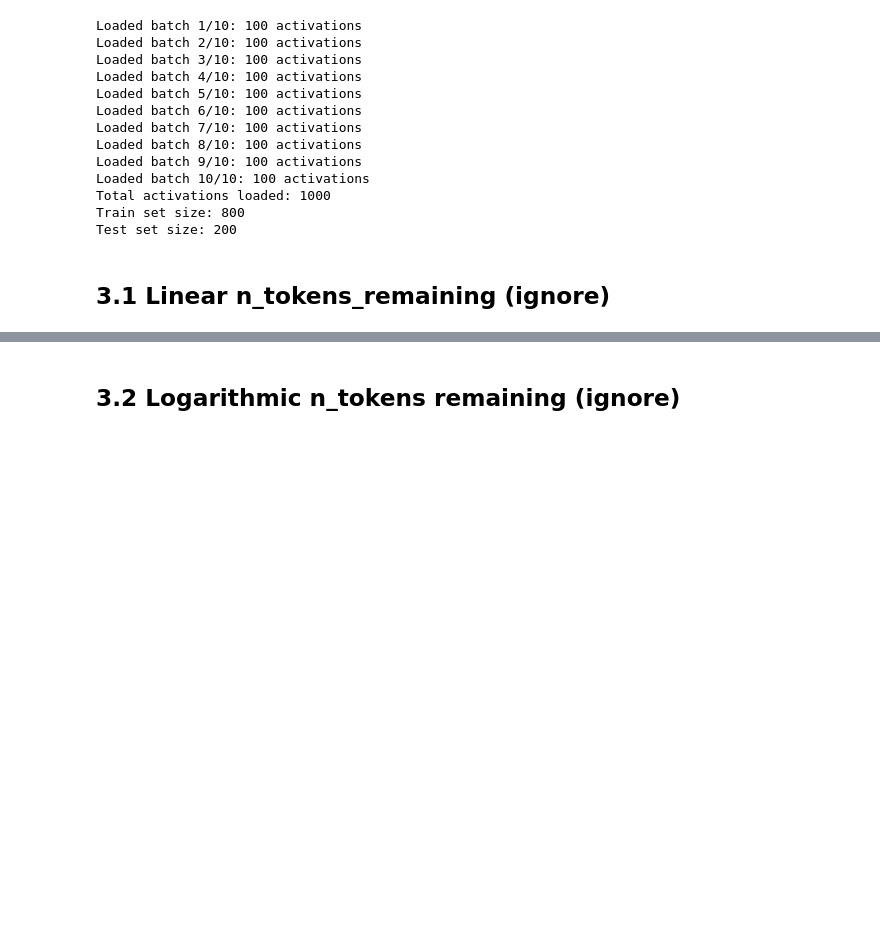
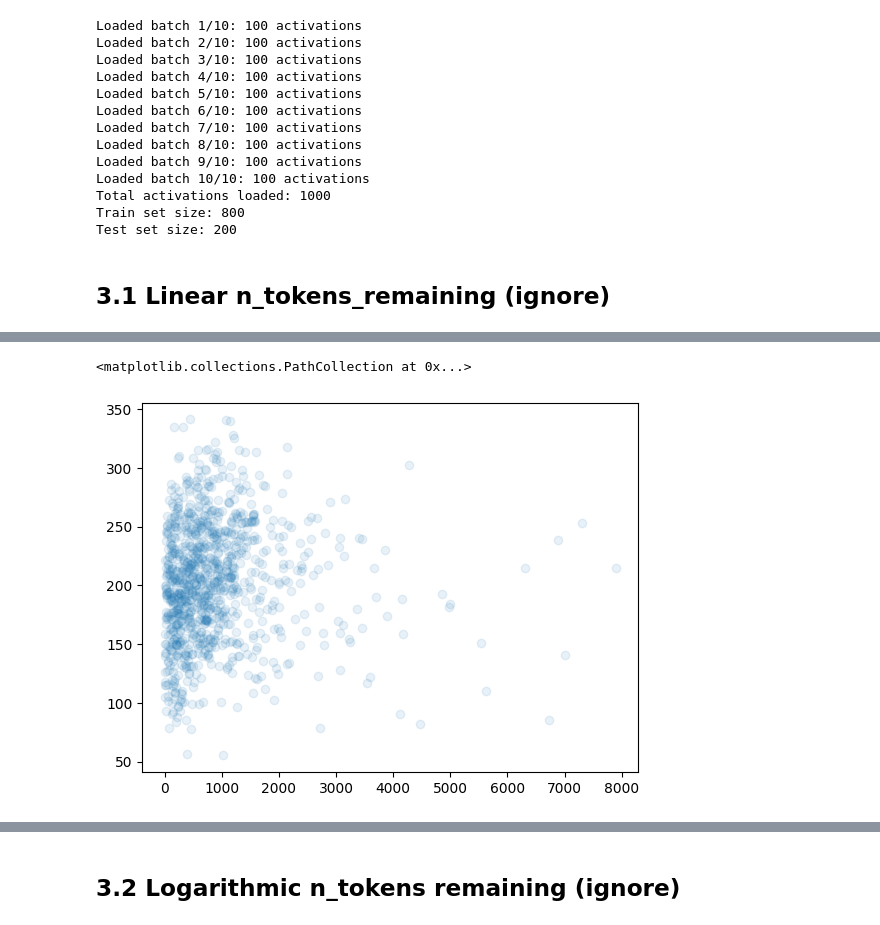
Before and after one commit to jrh-mann/llm-progress-monitor, a Jupyter notebook: lengths_research.ipynb, the cells around one changed output, grey strips where cells are left out. Drawn from its saved outputs; the diff is of its cells as text; code cells hidden in the pictures; blank space fills up the shorter version.

```diff
--- a/lengths_research.ipynb
+++ b/lengths_research.ipynb
@@ -39,6 +84,6 @@ print(f"Loaded {len(instructions)} instructions with chat template applied")
 # %%
 # Run vLLM in parallel over all instructions
-outputs = llm.generate(instructions[:1000], sampling_params=vllm.SamplingParams(max_tokens=32768))
+outputs = llm.generate(instructions[:2000], sampling_params=vllm.SamplingParams(max_tokens=32768))
 # %%
 responses = [{'instruction': y, 'response': x.outputs[0].text, 'char_length': len(x.outputs[0].text), 'tokens_length': len(x.outputs[0].token_ids)} for x,y in zip(outputs, instructions)]
 # %%
@@ -243,3 +301,37 @@ Train set size: 800
 Test set size: 200
 # %% [markdown]
 ## 3.1 Linear n_tokens_remaining (ignore)
+# %%
+class LinearRegression(nn.Module):
+    def __init__(self,input_dim: int):
+        super().__init__()
+        self.linear = nn.Linear(input_dim, 1)
+
+    def forward(self, x):
+        return self.linear(x)
+# %%
+model = LinearRegression(train_dataset[0][0].shape[0]).to('cuda')
+adam = optim.Adam(model.parameters(), lr=0.001)
+loss_fn = nn.MSELoss()
+losses = []
+# %%
+for epoch in range(10):
+    for index, (X, y, _) in enumerate(train_dataloader):
+        model.train()
+        adam.zero_grad()
+        pred = model(X.to('cuda', dtype=torch.float32)).squeeze(-1)
+        loss = loss_fn(pred, y.to('cuda', dtype=torch.float32))
+        loss.backward()
+        adam.step()
+        losses.append(loss.item())
+
+        if index % 10 == 0:
+            model.eval()
+            with torch.no_grad():
+                for X, y, total_tokens in test_dataloader:
+                    total_tokens = total_tokens.to('cuda', dtype=torch.float32)
+                    y = y.to('cuda', dtype=torch.float32)
+                    pred = model(X.to('cuda', dtype=torch.float32)).squeeze(-1)
+                    pred_loss = loss_fn(pred, y)
+
+            print(f"Step {index}, Training Loss: {loss.item():.4f}, Test Loss: {pred_loss:.4f}")
@@ -246,3 +356,15 @@ Test set size: 200
+# %%
+x, y, _ = next(iter(train_dataloader))
+x = x.to('cuda', dtype=torch.float32)
+y = y.to('cuda', dtype=torch.float32)
+preds = model(x)
+preds = preds.detach().cpu().numpy()
+y = y.detach().cpu().numpy()
+preds = preds.flatten()
+plt.scatter(y, preds, alpha=0.1)
+# %% [output]
+<matplotlib.collections.PathCollection at 0x...>
+[figure, added]
 # %%
 class LinearRegression(nn.Module):
     def __init__(self,input_dim: int):
```
Also changed, not shown: parts of 32 cells of this notebook, 2 other files.
